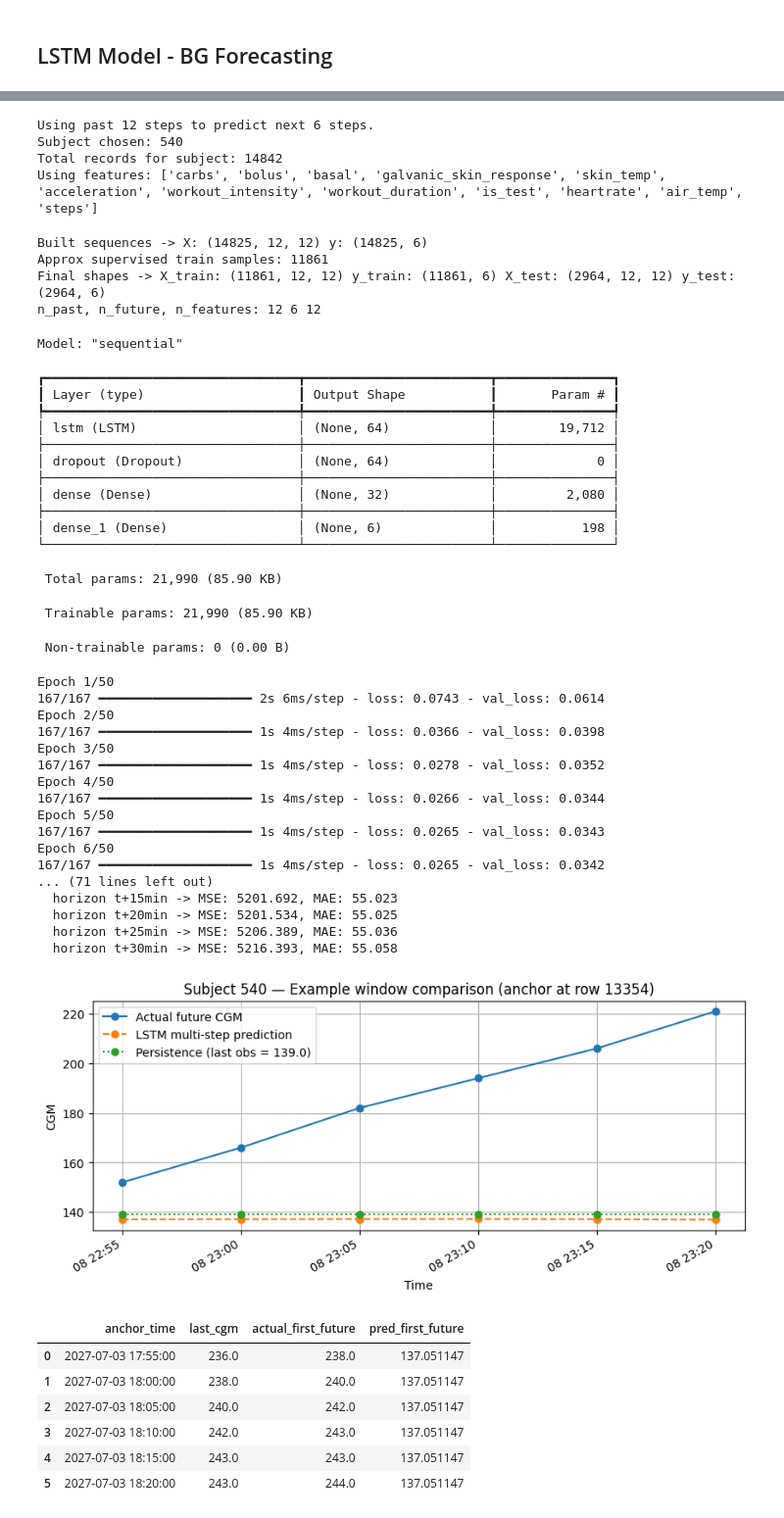
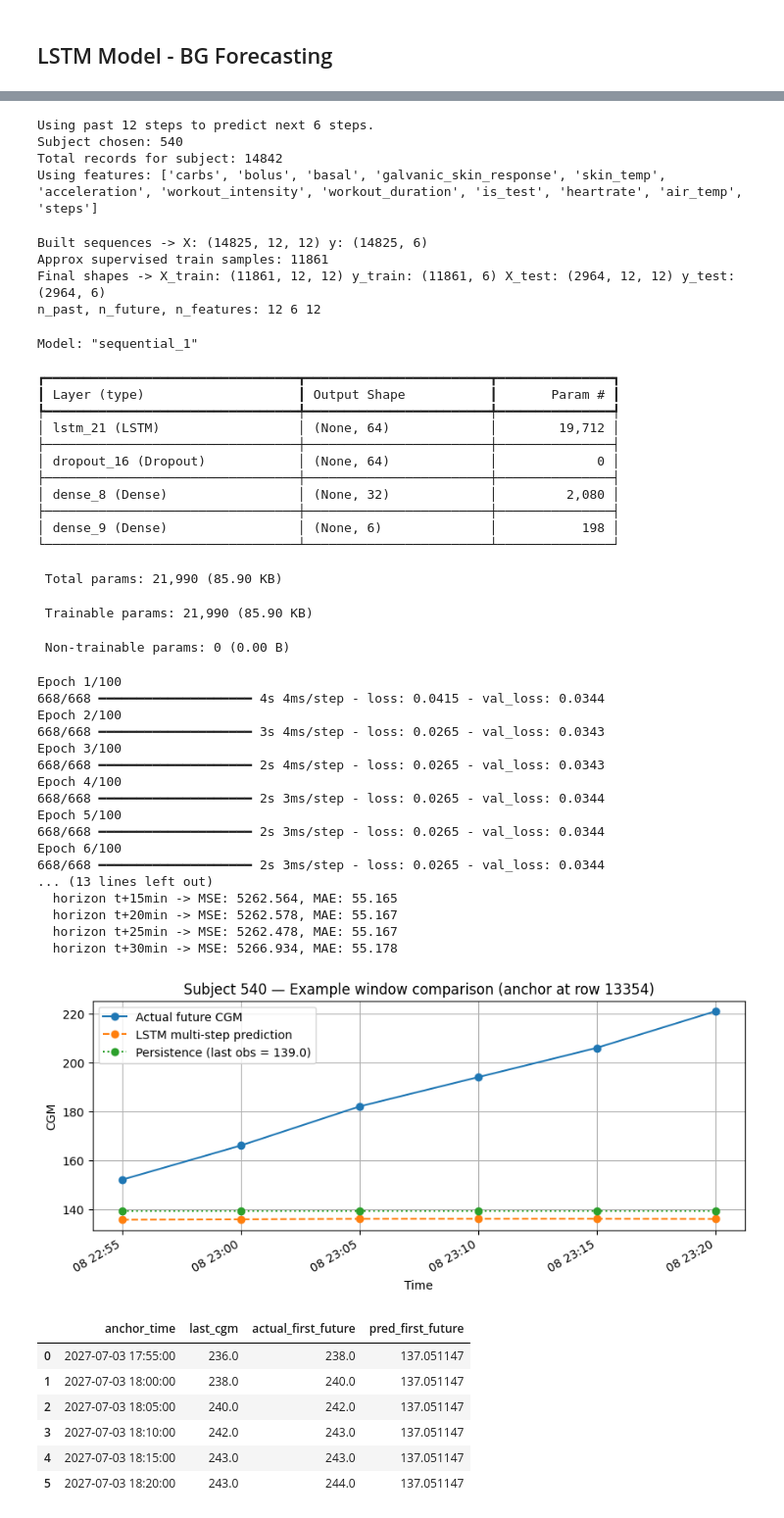
Before and after one commit to mohamesb/BG-Forecasting, a Jupyter notebook: Notebooks/LSTM-model.ipynb, the cells around one changed output, grey strips where cells are left out. Shown at 98% size. Drawn from its saved outputs; the diff is of its cells as text; code cells hidden in the pictures.

```diff
--- a/Notebooks/LSTM-model.ipynb
+++ b/Notebooks/LSTM-model.ipynb
@@ -44,8 +44,8 @@ STEP_MIN = 5            # sampling period in minutes
 PRED_HORIZ_MIN = 30     # how far ahead to predict (minutes)
 PAST_WINDOW_MIN = 60    # how many minutes of history to use (window)
 TEST_FRACTION = 0.2     # fraction of subject time series used as test (last 20%)
-BATCH_SIZE = 64
-EPOCHS = 50
+BATCH_SIZE = 16
+EPOCHS = 100
 PATIENCE = 6
 VERBOSE = 1
 
@@ -239,56 +239,56 @@ persist_pred = np.repeat(persist_val, n_future)
 plt.figure(figsize=(10,4))
 plt.plot(times_future, actual_future, marker='o', linestyle='-', label='Actual future CGM')
 plt.plot(times_future, pred_example, marker='o', linestyle='--', label='LSTM multi-step prediction')
 plt.plot(times_future, persist_pred, marker='o', linestyle=':', label=f'Persistence (last obs = {persist_val:.1f})')
 plt.xlabel('Time')
 plt.ylabel('CGM')
 plt.title(f'Subject {subject_id} — Example window comparison (anchor at row {anchor_end_idx})')
 plt.legend()
 plt.grid(True)
 plt.gcf().autofmt_xdate()
 plt.show()
 # %% [output]
 Using past 12 steps to predict next 6 steps.
 Subject chosen: 540
 Total records for subject: 14842
 Using features: ['carbs', 'bolus', 'basal', 'galvanic_skin_response', 'skin_temp', 'acceleration', 'workout_intensity', 'workout_duration', 'is_test', 'heartrate', 'air_temp', 'steps']
 Built sequences -> X: (14825, 12, 12) y: (14825, 6)
 Approx supervised train samples: 11861
 Final shapes -> X_train: (11861, 12, 12) y_train: (11861, 6) X_test: (2964, 12, 12) y_test: (2964, 6)
 n_past, n_future, n_features: 12 6 12
-Model: "sequential"
+Model: "sequential_1"
 ┏━━━━━━━━━━━━━━━━━━━━━━━━━━━━━━━━━┳━━━━━━━━━━━━━━━━━━━━━━━━┳━━━━━━━━━━━━━━━┓
 ┃ Layer (type)                    ┃ Output Shape           ┃       Param # ┃
 ┡━━━━━━━━━━━━━━━━━━━━━━━━━━━━━━━━━╇━━━━━━━━━━━━━━━━━━━━━━━━╇━━━━━━━━━━━━━━━┩
-│ lstm (LSTM)                     │ (None, 64)             │        19,712 │
+│ lstm_21 (LSTM)                  │ (None, 64)             │        19,712 │
 ├─────────────────────────────────┼────────────────────────┼───────────────┤
-│ dropout (Dropout)               │ (None, 64)             │             0 │
+│ dropout_16 (Dropout)            │ (None, 64)             │             0 │
 ├─────────────────────────────────┼────────────────────────┼───────────────┤
-│ dense (Dense)                   │ (None, 32)             │         2,080 │
+│ dense_8 (Dense)                 │ (None, 32)             │         2,080 │
 ├─────────────────────────────────┼────────────────────────┼───────────────┤
-│ dense_1 (Dense)                 │ (None, 6)              │           198 │
+│ dense_9 (Dense)                 │ (None, 6)              │           198 │
 └─────────────────────────────────┴────────────────────────┴───────────────┘
  Total params: 21,990 (85.90 KB)
  Trainable params: 21,990 (85.90 KB)
  Non-trainable params: 0 (0.00 B)
-Epoch 1/50
-167/167 ━━━━━━━━━━━━━━━━━━━━ 2s 6ms/step - loss: 0.0743 - val_loss: 0.0614
-Epoch 2/50
-167/167 ━━━━━━━━━━━━━━━━━━━━ 1s 4ms/step - loss: 0.0366 - val_loss: 0.0398
-Epoch 3/50
-167/167 ━━━━━━━━━━━━━━━━━━━━ 1s 4ms/step - loss: 0.0278 - val_loss: 0.0352
-Epoch 4/50
-167/167 ━━━━━━━━━━━━━━━━━━━━ 1s 4ms/step - loss: 0.0266 - val_loss: 0.0344
-Epoch 5/50
-167/167 ━━━━━━━━━━━━━━━━━━━━ 1s 4ms/step - loss: 0.0265 - val_loss: 0.0343
-Epoch 6/50
-167/167 ━━━━━━━━━━━━━━━━━━━━ 1s 4ms/step - loss: 0.0265 - val_loss: 0.0342
-... (71 lines left out)
-  horizon t+15min -> MSE: 5201.692, MAE: 55.023
-  horizon t+20min -> MSE: 5201.534, MAE: 55.025
-  horizon t+25min -> MSE: 5206.389, MAE: 55.036
-  horizon t+30min -> MSE: 5216.393, MAE: 55.058
+Epoch 1/100
+668/668 ━━━━━━━━━━━━━━━━━━━━ 4s 4ms/step - loss: 0.0415 - val_loss: 0.0344
+Epoch 2/100
+668/668 ━━━━━━━━━━━━━━━━━━━━ 3s 4ms/step - loss: 0.0265 - val_loss: 0.0343
+Epoch 3/100
+668/668 ━━━━━━━━━━━━━━━━━━━━ 2s 4ms/step - loss: 0.0265 - val_loss: 0.0343
+Epoch 4/100
+668/668 ━━━━━━━━━━━━━━━━━━━━ 2s 3ms/step - loss: 0.0265 - val_loss: 0.0344
+Epoch 5/100
+668/668 ━━━━━━━━━━━━━━━━━━━━ 2s 3ms/step - loss: 0.0265 - val_loss: 0.0344
+Epoch 6/100
+668/668 ━━━━━━━━━━━━━━━━━━━━ 2s 3ms/step - loss: 0.0265 - val_loss: 0.0344
+... (13 lines left out)
+  horizon t+15min -> MSE: 5262.564, MAE: 55.165
+  horizon t+20min -> MSE: 5262.578, MAE: 55.167
+  horizon t+25min -> MSE: 5262.478, MAE: 55.167
+  horizon t+30min -> MSE: 5266.934, MAE: 55.178
-[figure, old version]
+[figure, new version]
 # %%
 # CELL 10: optional: show a small table of a few predicted windows (anchor_time, last_cgm, actual first future, predicted first future)
 display_rows = min(6, X_test.shape[0])
```
Also changed, not shown: parts of 5 cells of this notebook, 1 other file.
